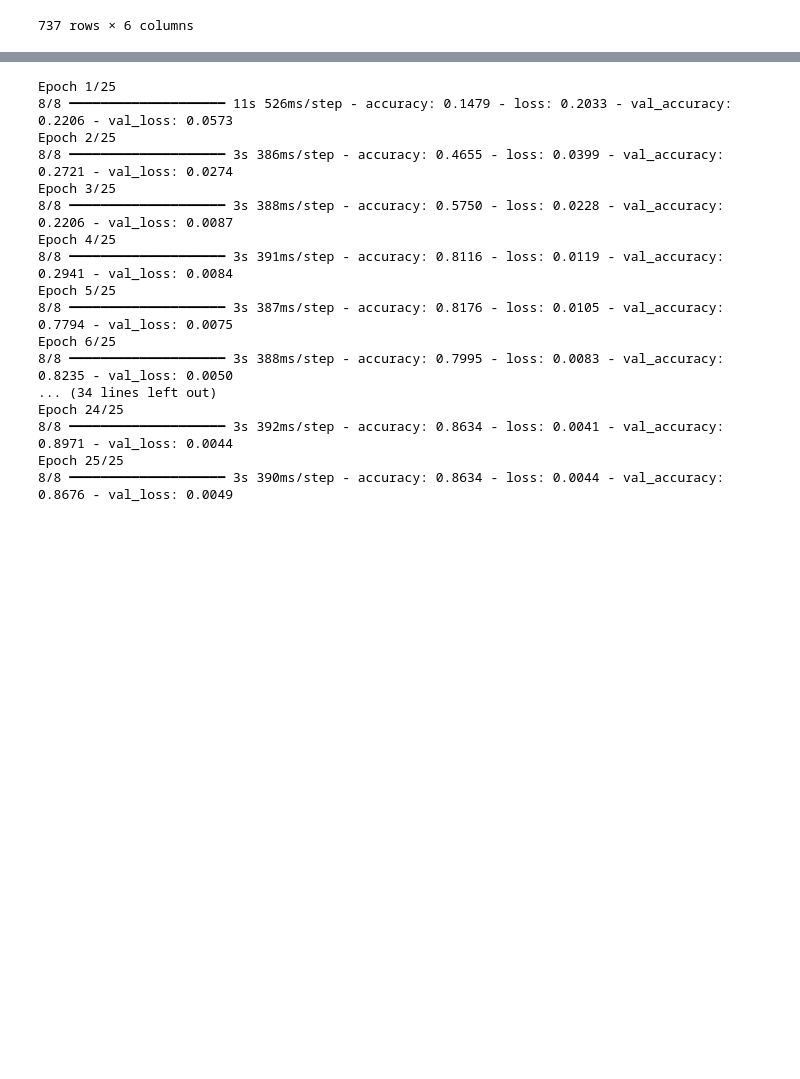
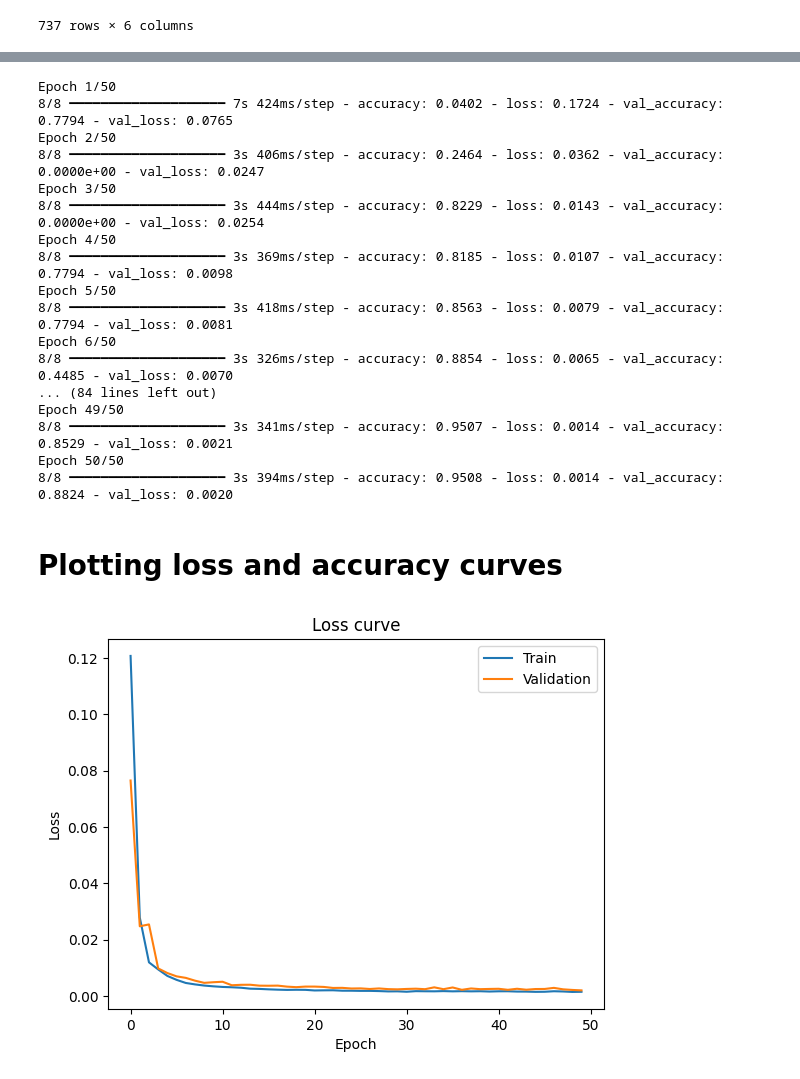
Before and after one commit to pradeepprajan/Stock_predictor_BSE_2025, a Jupyter notebook: Dev_notebooks/02_Model_training.ipynb, the cells around one changed output, grey strips where cells are left out. Drawn from its saved outputs; the diff is of its cells as text; code cells hidden in the pictures; blank space fills up the shorter version.

```diff
--- a/Dev_notebooks/02_Model_training.ipynb
+++ b/Dev_notebooks/02_Model_training.ipynb
@@ -10,3 +17,3 @@ from keras.callbacks import EarlyStopping
 # %%
-dataset = pd.read_csv("Stocks_train.csv")
+dataset = pd.read_csv("D:\\Projects\\Jupyter_Lab\\Stock_market_predictor\\stock_prices_dataset\\Stocks_train.csv")
 # %%
@@ -73,8 +77,8 @@ X_train.shape
 # %%
 regressor = Sequential()
 
-regressor.add(GRU(units=200,activation='relu',return_sequences=True,input_shape=(X_train.shape[1],X_train.shape[2])))
-regressor.add(Dropout(0.2))
+regressor.add(GRU(units=300,activation='relu',return_sequences=True,input_shape=(X_train.shape[1],X_train.shape[2])))
+regressor.add(Dropout(0.05))
 
 """regressor.add(GRU(units=118,activation='relu', return_sequences=True))
 regressor.add(Dropout(0.2))
@@ -85,8 +89,8 @@ regressor.add(Dropout(0.2))
 regressor.add(GRU(units=118,activation='relu', return_sequences=True))
 regressor.add(Dropout(0.2))"""
 
-regressor.add(GRU(units=200,activation='relu'))
-regressor.add(Dropout(0.2))
+regressor.add(GRU(units=300,activation='relu'))
+regressor.add(Dropout(0.05))
 
 regressor.add(Dense(units=X_train.shape[2]))
 
@@ -118,20 +120,32 @@ early_stopping = EarlyStopping(monitor='val_accuracy',patience=5)
 # %%
-history = regressor.fit(X_train,y_train,epochs=25, batch_size=70,validation_split=0.2)
+history = regressor.fit(X_train,y_train,epochs=50, batch_size=70,validation_split=0.2)
 # %% [output]
-Epoch 1/25
-8/8 ━━━━━━━━━━━━━━━━━━━━ 11s 526ms/step - accuracy: 0.1479 - loss: 0.2033 - val_accuracy: 0.2206 - val_loss: 0.0573
-Epoch 2/25
-8/8 ━━━━━━━━━━━━━━━━━━━━ 3s 386ms/step - accuracy: 0.4655 - loss: 0.0399 - val_accuracy: 0.2721 - val_loss: 0.0274
-Epoch 3/25
-8/8 ━━━━━━━━━━━━━━━━━━━━ 3s 388ms/step - accuracy: 0.5750 - loss: 0.0228 - val_accuracy: 0.2206 - val_loss: 0.0087
-Epoch 4/25
-8/8 ━━━━━━━━━━━━━━━━━━━━ 3s 391ms/step - accuracy: 0.8116 - loss: 0.0119 - val_accuracy: 0.2941 - val_loss: 0.0084
-Epoch 5/25
-8/8 ━━━━━━━━━━━━━━━━━━━━ 3s 387ms/step - accuracy: 0.8176 - loss: 0.0105 - val_accuracy: 0.7794 - val_loss: 0.0075
-Epoch 6/25
-8/8 ━━━━━━━━━━━━━━━━━━━━ 3s 388ms/step - accuracy: 0.7995 - loss: 0.0083 - val_accuracy: 0.8235 - val_loss: 0.0050
-... (34 lines left out)
-Epoch 24/25
-8/8 ━━━━━━━━━━━━━━━━━━━━ 3s 392ms/step - accuracy: 0.8634 - loss: 0.0041 - val_accuracy: 0.8971 - val_loss: 0.0044
-Epoch 25/25
-8/8 ━━━━━━━━━━━━━━━━━━━━ 3s 390ms/step - accuracy: 0.8634 - loss: 0.0044 - val_accuracy: 0.8676 - val_loss: 0.0049
+Epoch 1/50
+8/8 ━━━━━━━━━━━━━━━━━━━━ 7s 424ms/step - accuracy: 0.0402 - loss: 0.1724 - val_accuracy: 0.7794 - val_loss: 0.0765
+Epoch 2/50
+8/8 ━━━━━━━━━━━━━━━━━━━━ 3s 406ms/step - accuracy: 0.2464 - loss: 0.0362 - val_accuracy: 0.0000e+00 - val_loss: 0.0247
+Epoch 3/50
+8/8 ━━━━━━━━━━━━━━━━━━━━ 3s 444ms/step - accuracy: 0.8229 - loss: 0.0143 - val_accuracy: 0.0000e+00 - val_loss: 0.0254
+Epoch 4/50
+8/8 ━━━━━━━━━━━━━━━━━━━━ 3s 369ms/step - accuracy: 0.8185 - loss: 0.0107 - val_accuracy: 0.7794 - val_loss: 0.0098
+Epoch 5/50
+8/8 ━━━━━━━━━━━━━━━━━━━━ 3s 418ms/step - accuracy: 0.8563 - loss: 0.0079 - val_accuracy: 0.7794 - val_loss: 0.0081
+Epoch 6/50
+8/8 ━━━━━━━━━━━━━━━━━━━━ 3s 326ms/step - accuracy: 0.8854 - loss: 0.0065 - val_accuracy: 0.4485 - val_loss: 0.0070
+... (84 lines left out)
+Epoch 49/50
+8/8 ━━━━━━━━━━━━━━━━━━━━ 3s 341ms/step - accuracy: 0.9507 - loss: 0.0014 - val_accuracy: 0.8529 - val_loss: 0.0021
+Epoch 50/50
+8/8 ━━━━━━━━━━━━━━━━━━━━ 3s 394ms/step - accuracy: 0.9508 - loss: 0.0014 - val_accuracy: 0.8824 - val_loss: 0.0020
+# %% [markdown]
+# Plotting loss and accuracy curves
+# %%
+plt.plot(history.history['loss'])
+plt.plot(history.history['val_loss'])
+plt.title('Loss curve')
+plt.xlabel('Epoch')
+plt.ylabel('Loss')
+plt.legend(['Train','Validation'])
+plt.show()
+# %% [output]
+[figure, added]
```
Also changed, not shown: parts of 16 cells of this notebook, 2 other files.
